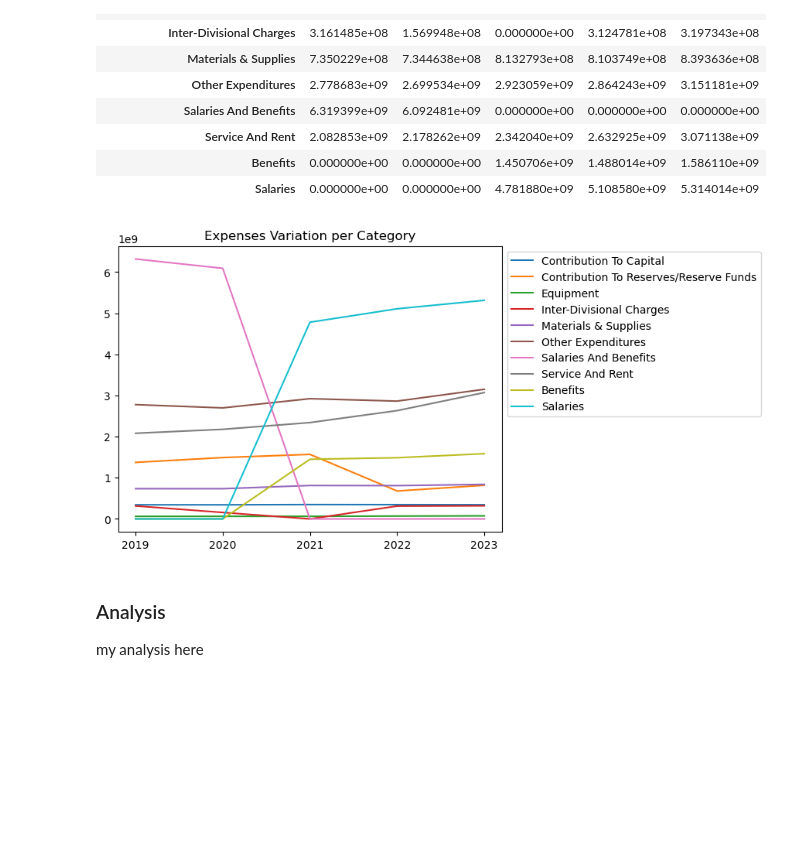
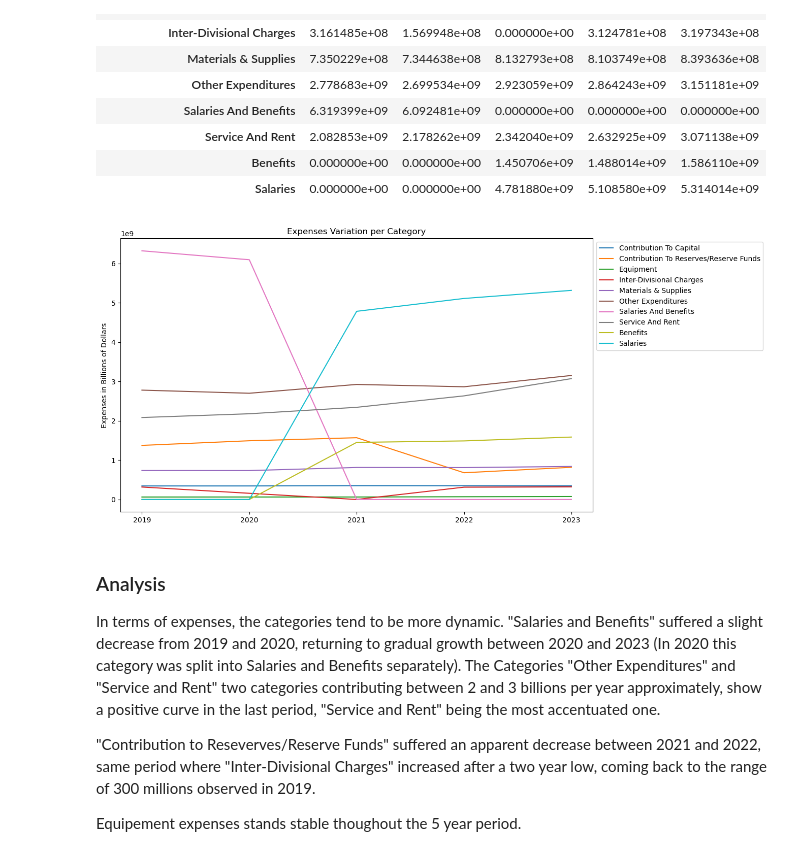
Before and after one commit to aayushgambhir2023/DA-Project-1, a Jupyter notebook: City of Toronto Budget Analysis - Trends.ipynb, the cells around one changed output. Saved outputs shown, nothing was run; the diff lists cells and outputs as text; code cells hidden in the pictures; blank space fills up the shorter version.

```diff
--- a/City of Toronto Budget Analysis - Trends.ipynb
+++ b/City of Toronto Budget Analysis - Trends.ipynb
@@ -153,0 +163,3 @@ my analysis here
+# %%
+rev_category_timeline_lg_2 = rev_category_timeline_lg.drop(index=["Sundry and Other Revenues", "Other Revenue"])
+rev_category_timeline_lg_2
@@ -153,0 +177,13 @@ my analysis here
+# %%
+x_axis = ["2019", "2020", "2021", "2022", "2023" ]
+y_axis_1 = rev_category_timeline_lg_2.iloc[1]
+
+fig, ax = plt.subplots(figsize=(12, 7))
+
+for i, (index, row) in enumerate(rev_category_timeline_lg_2.iterrows()):
+        plt.plot(x_axis, rev_category_timeline_lg_2.iloc[i], label=index)
+
+plt.ylabel("Revenue in Billions of Dollars")
+plt.legend(loc='upper left', bbox_to_anchor=(1, 1))
+plt.title("Revenue Variation per Category")
+plt.show()
@@ -186,16 +234,24 @@ exp_category_timeline_lg
 # %%
 x_axis = ["2019", "2020", "2021", "2022", "2023" ]
 y_axis_1 = exp_category_timeline_lg.iloc[1]
 
+fig, ax = plt.subplots(figsize=(12, 7))
+
 for i, (index, row) in enumerate(exp_category_timeline_lg.iterrows()):
         plt.plot(x_axis, exp_category_timeline_lg.iloc[i], label=index)
 
+plt.ylabel("Expenses in Billions of Dollars")
 plt.legend(loc='upper left', bbox_to_anchor=(1, 1))
 plt.title("Expenses Variation per Category")
 plt.show()
 # %% [output]
-[figure, old version]
+[figure, new version]
-# %% [markdown]
-### Analysis
-
-my analysis here
+# %% [markdown]
+### Analysis
+
+In terms of expenses, the categories tend to be more dynamic. "Salaries and Benefits" suffered a slight decrease from 2019 and 2020, returning to gradual growth between 2020 and 2023 (In 2020 this category was split into Salaries and Benefits separately).
+The Categories "Other Expenditures" and "Service and Rent" two categories contributing between 2 and 3 billions per year approximately, show a positive curve in the last period, "Service and Rent" being the most accentuated one.
+
+"Contribution to Reseverves/Reserve Funds" suffered an apparent decrease between 2021 and 2022, same period where "Inter-Divisional Charges" increased after a two year low, coming back to the range of 300 millions observed in 2019.
+
+Equipement expenses stands stable thoughout the 5 year period.
```
Also changed, not shown: parts of 20 cells of this notebook, 1 other file.
